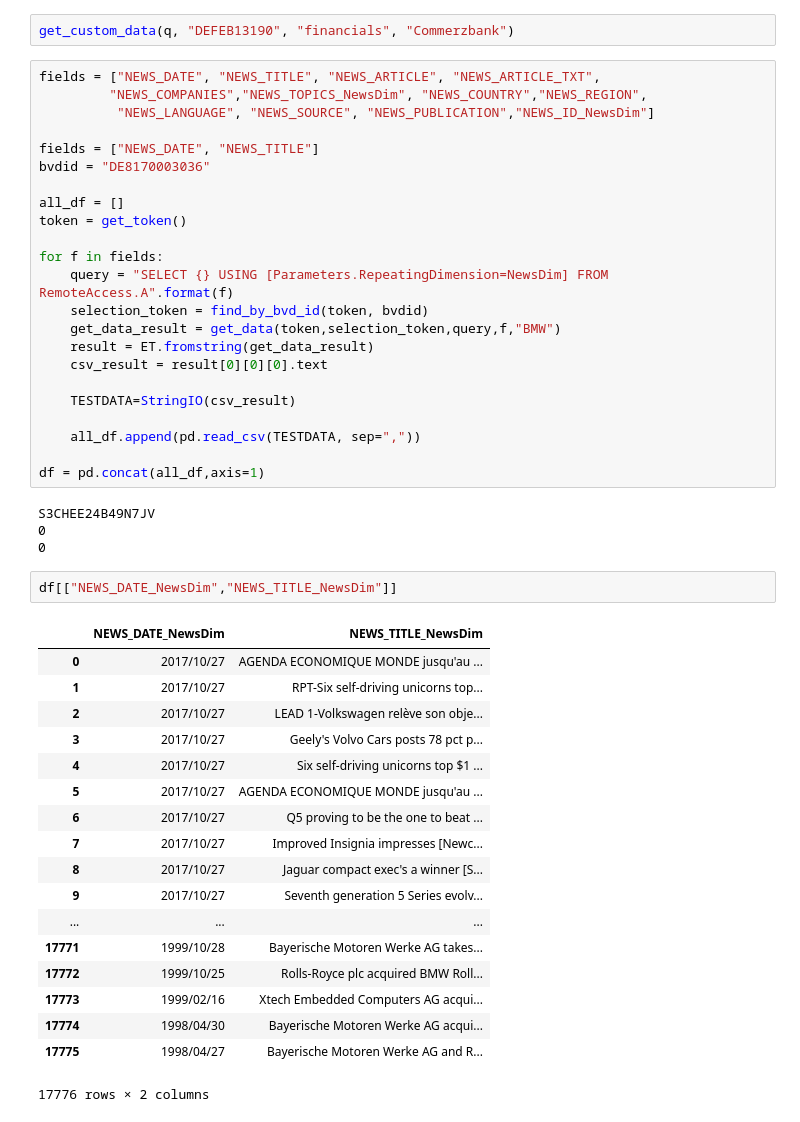
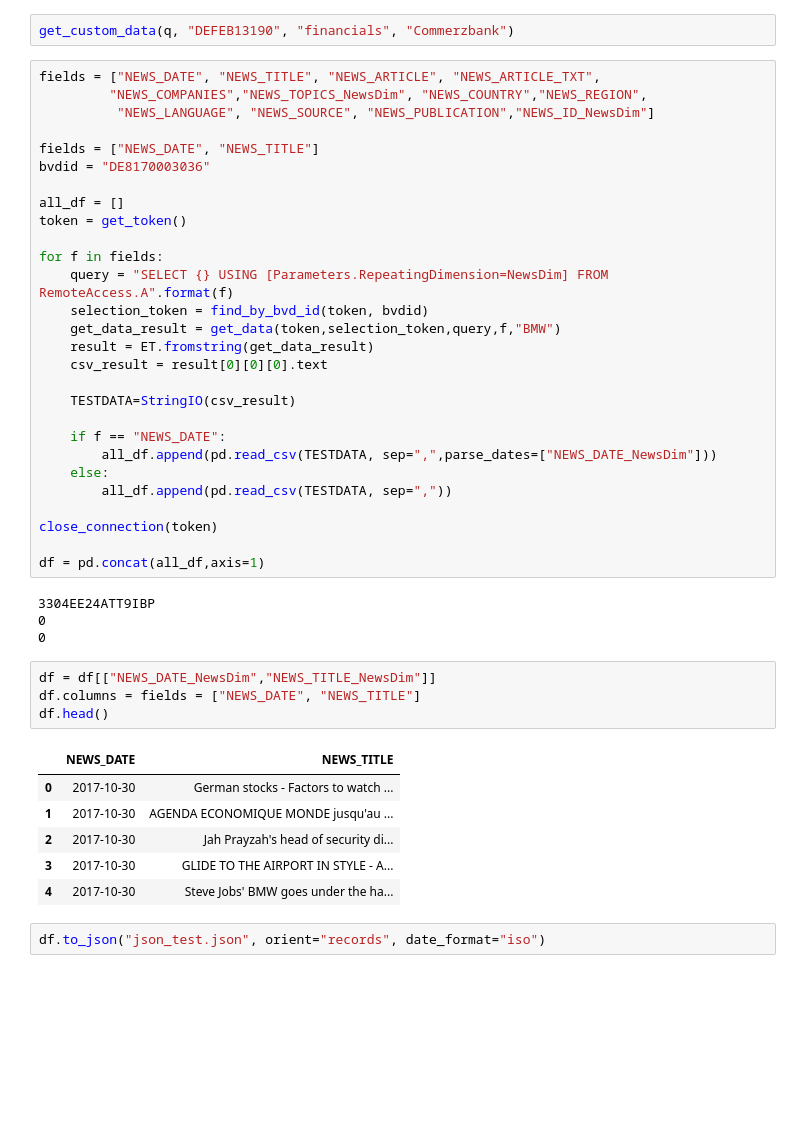
Before and after one commit to Ranga94/dax_project, a Jupyter notebook: orbis/Orbis.ipynb, the cells around one changed output. Cells and saved outputs as stored; diff of their text form; blank space fills up the shorter version.

```diff
--- a/orbis/Orbis.ipynb
+++ b/orbis/Orbis.ipynb
@@ -199,31 +200,28 @@ for f in fields:
 
     TESTDATA=StringIO(csv_result)
 
-    all_df.append(pd.read_csv(TESTDATA, sep=","))
+    if f == "NEWS_DATE":
+        all_df.append(pd.read_csv(TESTDATA, sep=",",parse_dates=["NEWS_DATE_NewsDim"]))
+    else:
+        all_df.append(pd.read_csv(TESTDATA, sep=","))
+
+close_connection(token)
 
 df = pd.concat(all_df,axis=1)
 # %% [output]
-S3CHEE24B49N7JV
+3304EE24ATT9IBP
 0
 0
-# %%
-df[["NEWS_DATE_NewsDim","NEWS_TITLE_NewsDim"]]
-# %% [output]
-|  | NEWS_DATE_NewsDim | NEWS_TITLE_NewsDim |
-| 0 | 2017/10/27 | AGENDA ECONOMIQUE MONDE jusqu'au ... |
-| 1 | 2017/10/27 | RPT-Six self-driving unicorns top... |
-| 2 | 2017/10/27 | LEAD 1-Volkswagen relève son obje... |
-| 3 | 2017/10/27 | Geely's Volvo Cars posts 78 pct p... |
-| 4 | 2017/10/27 | Six self-driving unicorns top $1 ... |
-| 5 | 2017/10/27 | AGENDA ECONOMIQUE MONDE jusqu'au ... |
-| 6 | 2017/10/27 | Q5 proving to be the one to beat ... |
-| 7 | 2017/10/27 | Improved Insignia impresses [Newc... |
-| 8 | 2017/10/27 | Jaguar compact exec's a winner [S... |
-| 9 | 2017/10/27 | Seventh generation 5 Series evolv... |
-| ... | ... | ... |
-| 17771 | 1999/10/28 | Bayerische Motoren Werke AG takes... |
-| 17772 | 1999/10/25 | Rolls-Royce plc acquired BMW Roll... |
-| 17773 | 1999/02/16 | Xtech Embedded Computers AG acqui... |
-| 17774 | 1998/04/30 | Bayerische Motoren Werke AG acqui... |
-| 17775 | 1998/04/27 | Bayerische Motoren Werke AG and R... |
-17776 rows × 2 columns
+# %%
+df = df[["NEWS_DATE_NewsDim","NEWS_TITLE_NewsDim"]]
+df.columns = fields = ["NEWS_DATE", "NEWS_TITLE"]
+df.head()
+# %% [output]
+|  | NEWS_DATE | NEWS_TITLE |
+| 0 | 2017-10-30 | German stocks - Factors to watch ... |
+| 1 | 2017-10-30 | AGENDA ECONOMIQUE MONDE jusqu'au ... |
+| 2 | 2017-10-30 | Jah Prayzah's head of security di... |
+| 3 | 2017-10-30 | GLIDE TO THE AIRPORT IN STYLE - A... |
+| 4 | 2017-10-30 | Steve Jobs' BMW goes under the ha... |
+# %%
+df.to_json("json_test.json", orient="records", date_format="iso")
```
Also changed, not shown: parts of 3 cells of this notebook, 5 other files.
